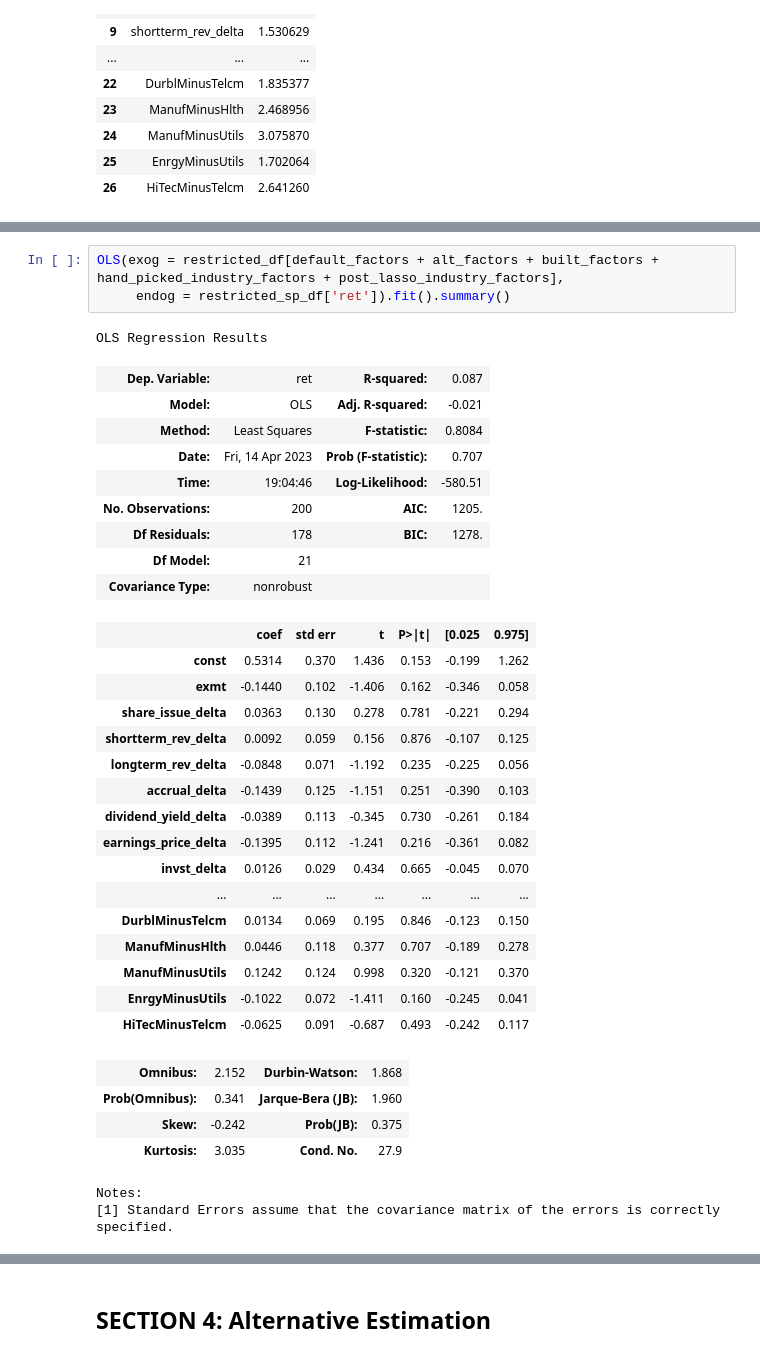
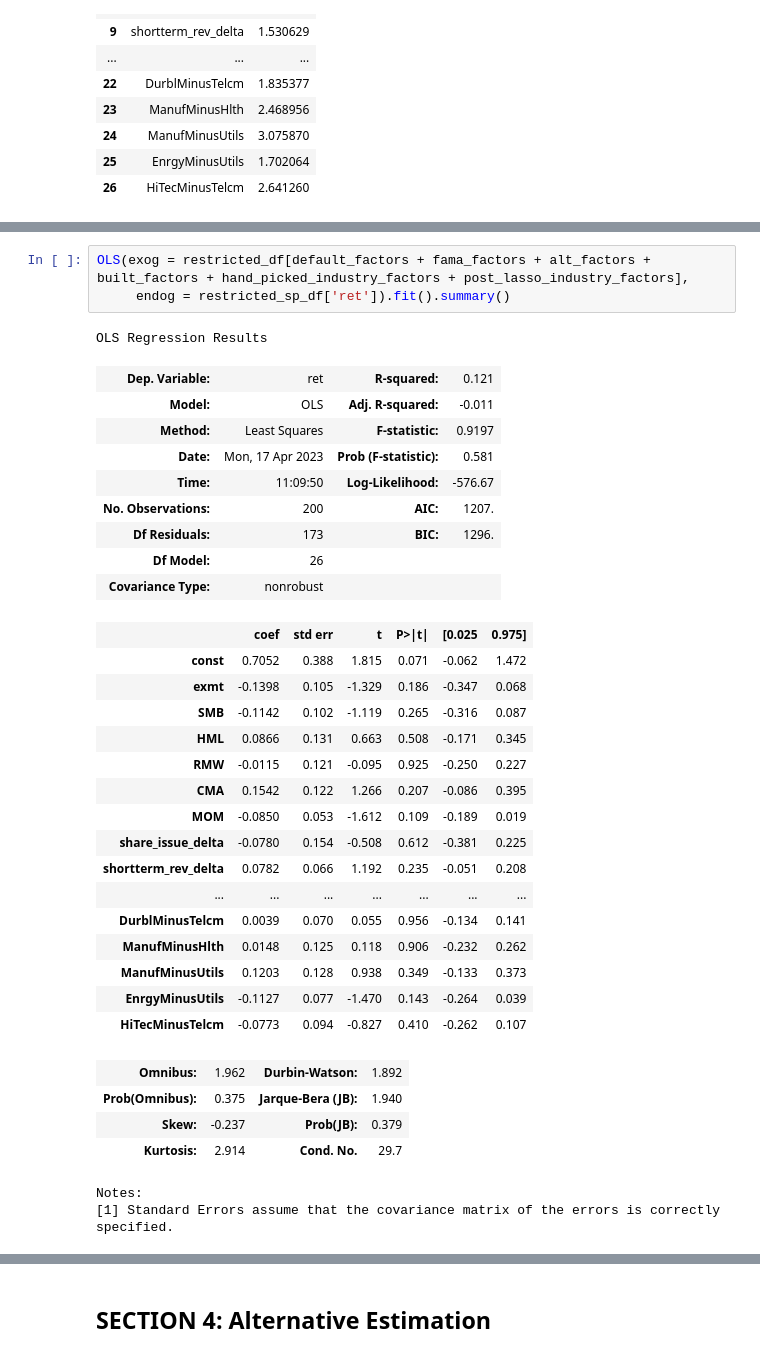
Before and after one commit to sethjpete/econ588project, a Jupyter notebook: final.ipynb, the cells around one changed output, grey strips where cells are left out. Saved outputs shown, nothing was run; the diff lists cells and outputs as text.

```diff
--- a/final.ipynb
+++ b/final.ipynb
@@ -716,37 +754,37 @@ vif_data
 # %%
-OLS(exog = restricted_df[default_factors + alt_factors + built_factors + hand_picked_industry_factors + post_lasso_industry_factors],
+OLS(exog = restricted_df[default_factors + fama_factors + alt_factors + built_factors + hand_picked_industry_factors + post_lasso_industry_factors],
      endog = restricted_sp_df['ret']).fit().summary()
 # %% [output]
 OLS Regression Results
-| Dep. Variable: | ret | R-squared: | 0.087 |
-| Model: | OLS | Adj. R-squared: | -0.021 |
-| Method: | Least Squares | F-statistic: | 0.8084 |
-| Date: | Fri, 14 Apr 2023 | Prob (F-statistic): | 0.707 |
-| Time: | 19:04:46 | Log-Likelihood: | -580.51 |
-| No. Observations: | 200 | AIC: | 1205. |
-| Df Residuals: | 178 | BIC: | 1278. |
-| Df Model: | 21 |  |  |
+| Dep. Variable: | ret | R-squared: | 0.121 |
+| Model: | OLS | Adj. R-squared: | -0.011 |
+| Method: | Least Squares | F-statistic: | 0.9197 |
+| Date: | Mon, 17 Apr 2023 | Prob (F-statistic): | 0.581 |
+| Time: | 11:09:50 | Log-Likelihood: | -576.67 |
+| No. Observations: | 200 | AIC: | 1207. |
+| Df Residuals: | 173 | BIC: | 1296. |
+| Df Model: | 26 |  |  |
 | Covariance Type: | nonrobust |  |  |
 |  | coef | std err | t | P>|t| | [0.025 | 0.975] |
-| const | 0.5314 | 0.370 | 1.436 | 0.153 | -0.199 | 1.262 |
-| exmt | -0.1440 | 0.102 | -1.406 | 0.162 | -0.346 | 0.058 |
-| share_issue_delta | 0.0363 | 0.130 | 0.278 | 0.781 | -0.221 | 0.294 |
-| shortterm_rev_delta | 0.0092 | 0.059 | 0.156 | 0.876 | -0.107 | 0.125 |
-| longterm_rev_delta | -0.0848 | 0.071 | -1.192 | 0.235 | -0.225 | 0.056 |
-| accrual_delta | -0.1439 | 0.125 | -1.151 | 0.251 | -0.390 | 0.103 |
-| dividend_yield_delta | -0.0389 | 0.113 | -0.345 | 0.730 | -0.261 | 0.184 |
-| earnings_price_delta | -0.1395 | 0.112 | -1.241 | 0.216 | -0.361 | 0.082 |
-| invst_delta | 0.0126 | 0.029 | 0.434 | 0.665 | -0.045 | 0.070 |
+| const | 0.7052 | 0.388 | 1.815 | 0.071 | -0.062 | 1.472 |
+| exmt | -0.1398 | 0.105 | -1.329 | 0.186 | -0.347 | 0.068 |
+| SMB | -0.1142 | 0.102 | -1.119 | 0.265 | -0.316 | 0.087 |
+| HML | 0.0866 | 0.131 | 0.663 | 0.508 | -0.171 | 0.345 |
+| RMW | -0.0115 | 0.121 | -0.095 | 0.925 | -0.250 | 0.227 |
+| CMA | 0.1542 | 0.122 | 1.266 | 0.207 | -0.086 | 0.395 |
+| MOM | -0.0850 | 0.053 | -1.612 | 0.109 | -0.189 | 0.019 |
+| share_issue_delta | -0.0780 | 0.154 | -0.508 | 0.612 | -0.381 | 0.225 |
+| shortterm_rev_delta | 0.0782 | 0.066 | 1.192 | 0.235 | -0.051 | 0.208 |
 | ... | ... | ... | ... | ... | ... | ... |
-| DurblMinusTelcm | 0.0134 | 0.069 | 0.195 | 0.846 | -0.123 | 0.150 |
-| ManufMinusHlth | 0.0446 | 0.118 | 0.377 | 0.707 | -0.189 | 0.278 |
-| ManufMinusUtils | 0.1242 | 0.124 | 0.998 | 0.320 | -0.121 | 0.370 |
-| EnrgyMinusUtils | -0.1022 | 0.072 | -1.411 | 0.160 | -0.245 | 0.041 |
-| HiTecMinusTelcm | -0.0625 | 0.091 | -0.687 | 0.493 | -0.242 | 0.117 |
+| DurblMinusTelcm | 0.0039 | 0.070 | 0.055 | 0.956 | -0.134 | 0.141 |
+| ManufMinusHlth | 0.0148 | 0.125 | 0.118 | 0.906 | -0.232 | 0.262 |
+| ManufMinusUtils | 0.1203 | 0.128 | 0.938 | 0.349 | -0.133 | 0.373 |
+| EnrgyMinusUtils | -0.1127 | 0.077 | -1.470 | 0.143 | -0.264 | 0.039 |
+| HiTecMinusTelcm | -0.0773 | 0.094 | -0.827 | 0.410 | -0.262 | 0.107 |
-| Omnibus: | 2.152 | Durbin-Watson: | 1.868 |
-| Prob(Omnibus): | 0.341 | Jarque-Bera (JB): | 1.960 |
-| Skew: | -0.242 | Prob(JB): | 0.375 |
-| Kurtosis: | 3.035 | Cond. No. | 27.9 |
+| Omnibus: | 1.962 | Durbin-Watson: | 1.892 |
+| Prob(Omnibus): | 0.375 | Jarque-Bera (JB): | 1.940 |
+| Skew: | -0.237 | Prob(JB): | 0.379 |
+| Kurtosis: | 2.914 | Cond. No. | 29.7 |
 Notes:
 [1] Standard Errors assume that the covariance matrix of the errors is correctly specified.
 # %%
```
Also changed, not shown: parts of 12 cells of this notebook.
